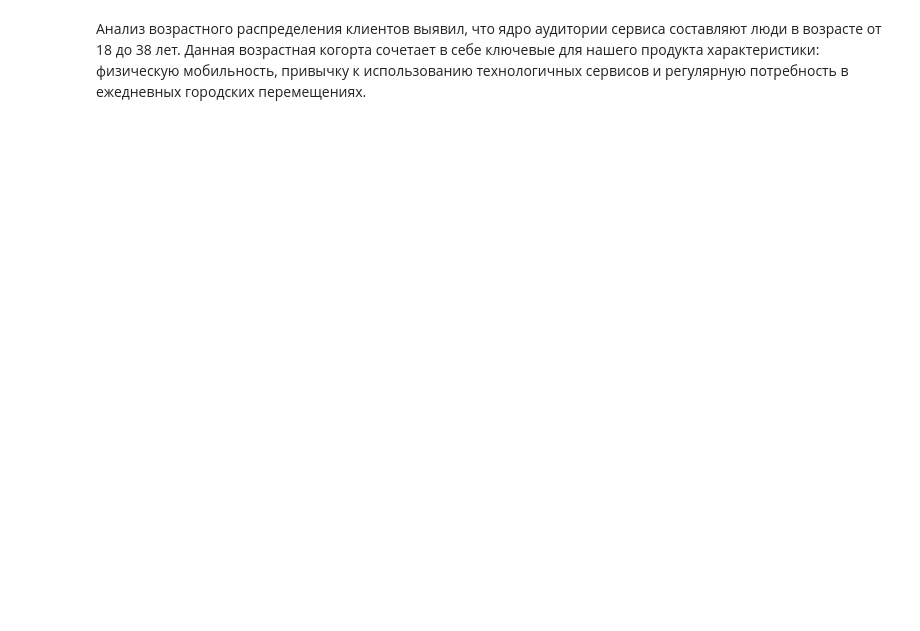
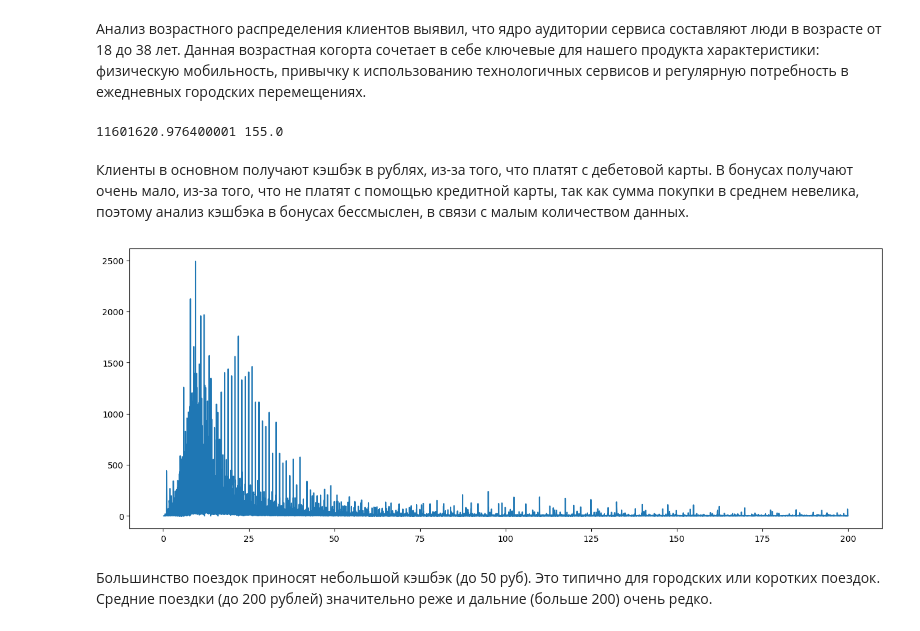
Before and after one commit to tamplier6/scooter-sharing-analysis, a Jupyter notebook: notebooks/sales_analysis.ipynb, the cells around one changed output. Saved outputs shown, nothing was run; the diff lists cells and outputs as text; code cells hidden in the pictures; blank space fills up the shorter version.

```diff
--- a/notebooks/sales_analysis.ipynb
+++ b/notebooks/sales_analysis.ipynb
@@ -158,2 +168,21 @@ plt.xticks(rotation=45);
 # %% [markdown]
 Анализ возрастного распределения клиентов выявил, что ядро аудитории сервиса составляют люди в возрасте от 18 до 38 лет. Данная возрастная когорта сочетает в себе ключевые для нашего продукта характеристики: физическую мобильность, привычку к использованию технологичных сервисов и регулярную потребность в ежедневных городских перемещениях.
+# %%
+rub_amt_sum = df_clean['loyalty_accrual_rub_amt'].sum()
+bns_amt_sum = df_clean['loyalty_accrual_bns_amt'].sum()
+print(rub_amt_sum, bns_amt_sum)
+# %% [output]
+11601620.976400001 155.0
+# %% [markdown]
+Клиенты в основном получают кэшбэк в рублях, из-за того, что платят с дебетовой карты. В бонусах получают очень мало, из-за того, что не платят с помощью кредитной карты, так как сумма покупки в среднем невелика, поэтому анализ кэшбэка в бонусах бессмыслен, в связи с малым количеством данных.
+# %%
+df_clean = df_clean[(df_clean['loyalty_accrual_rub_amt'] < 200)]
+# %%
+rub_amt_cnt = df_clean.groupby('loyalty_accrual_rub_amt')['order_rk'].count().reset_index()
+rub_amt_cnt.columns = ['accrual_rub_amt', 'cnt']
+plt.figure(figsize=(16,6))
+plt.plot(rub_amt_cnt['accrual_rub_amt'], rub_amt_cnt['cnt']);
+# %% [output]
+[figure, added]
+# %% [markdown]
+Большинство поездок приносят небольшой кэшбэк (до 50 руб). Это типично для городских или коротких поездок. Средние поездки (до 200 рублей) значительно реже и дальние (больше 200) очень редко.
```
Also changed, not shown: parts of 12 cells of this notebook, 2 other files.
